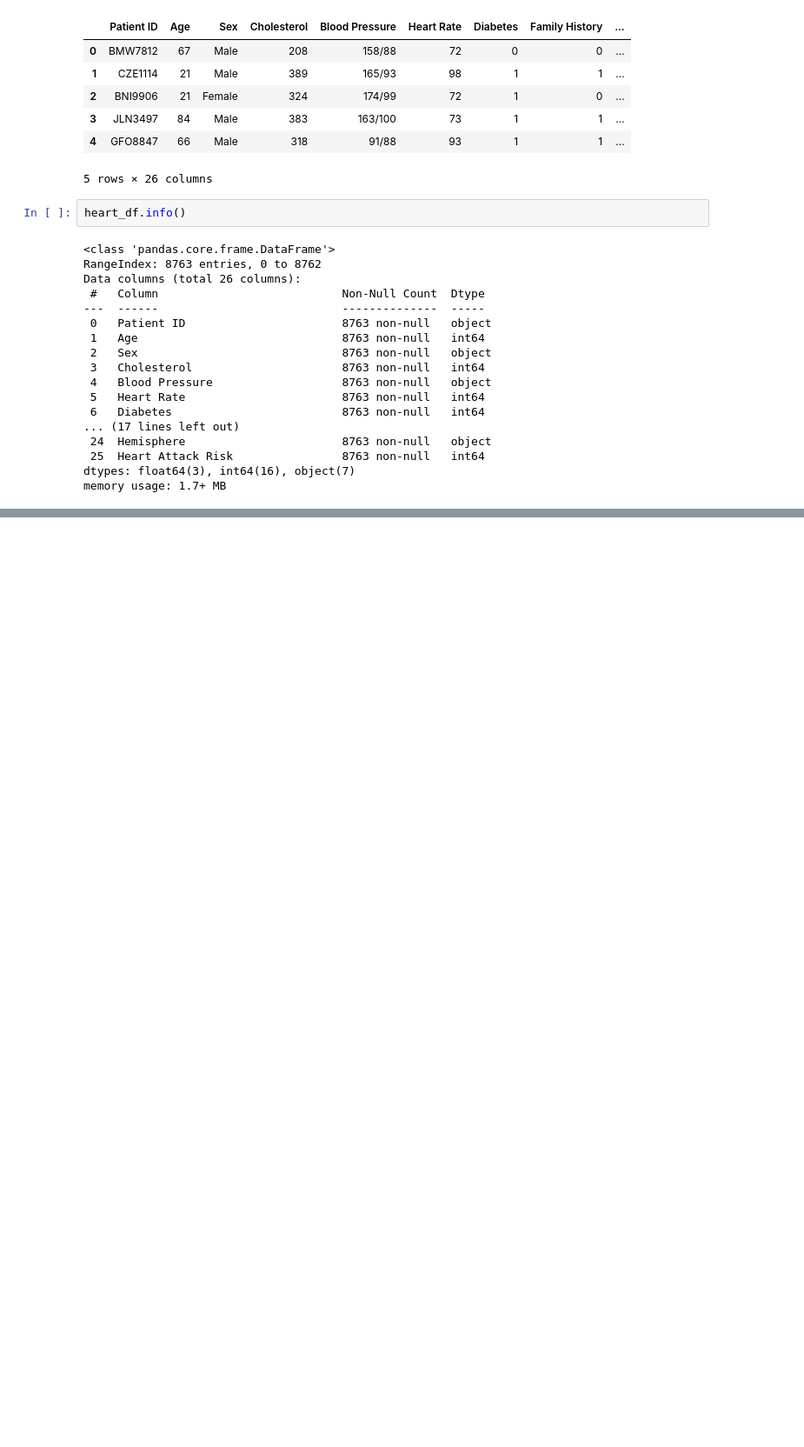
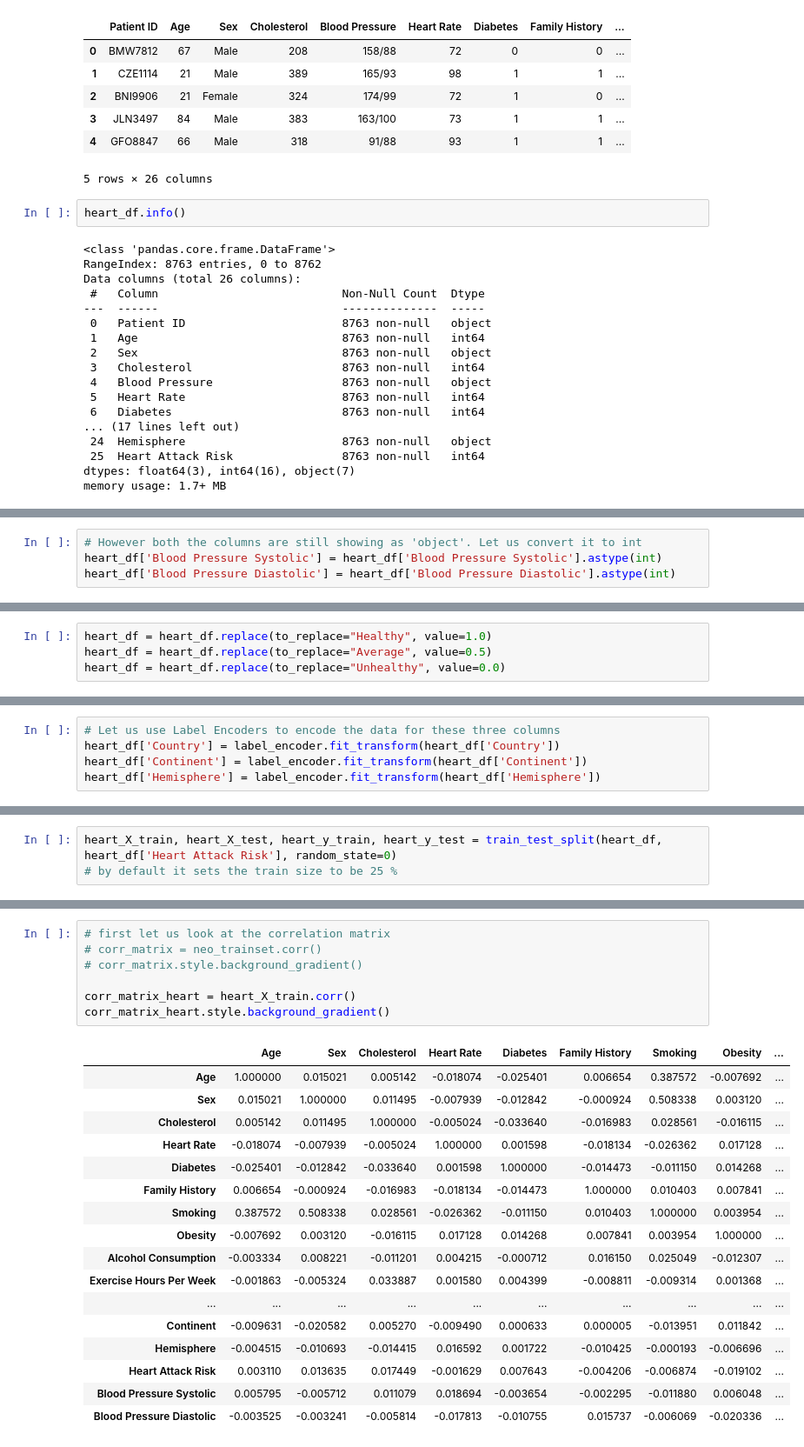
Before and after one commit to rkaushick-neu/info6105-data_science, a Jupyter notebook: Assignment2B/RishLK_Assignment2A_2B.ipynb, the cells around one changed output, grey strips where cells are left out. Shown at 87% size. Drawn from its saved outputs; the diff is of its cells as text; blank space fills up the shorter version.

```diff
--- a/Assignment2B/RishLK_Assignment2A_2B.ipynb
+++ b/Assignment2B/RishLK_Assignment2A_2B.ipynb
@@ -905,0 +1060,4 @@ plt.show()
+# %%
+# However both the columns are still showing as 'object'. Let us convert it to int
+heart_df['Blood Pressure Systolic'] = heart_df['Blood Pressure Systolic'].astype(int)
+heart_df['Blood Pressure Diastolic'] = heart_df['Blood Pressure Diastolic'].astype(int)
@@ -905,0 +1123,4 @@ plt.show()
+# %%
+heart_df = heart_df.replace(to_replace="Healthy", value=1.0)
+heart_df = heart_df.replace(to_replace="Average", value=0.5)
+heart_df = heart_df.replace(to_replace="Unhealthy", value=0.0)
@@ -905,0 +1195,5 @@ plt.show()
+# %%
+# Let us use Label Encoders to encode the data for these three columns
+heart_df['Country'] = label_encoder.fit_transform(heart_df['Country'])
+heart_df['Continent'] = label_encoder.fit_transform(heart_df['Continent'])
+heart_df['Hemisphere'] = label_encoder.fit_transform(heart_df['Hemisphere'])
@@ -905,0 +1224,3 @@ plt.show()
+# %%
+heart_X_train, heart_X_test, heart_y_train, heart_y_test = train_test_split(heart_df, heart_df['Heart Attack Risk'], random_state=0)
+# by default it sets the train size to be 25 %
@@ -905,0 +1247,25 @@ plt.show()
+# %%
+# first let us look at the correlation matrix
+# corr_matrix = neo_trainset.corr()
+# corr_matrix.style.background_gradient()
+
+corr_matrix_heart = heart_X_train.corr()
+corr_matrix_heart.style.background_gradient()
+# %% [output]
+|  | Age | Sex | Cholesterol | Heart Rate | Diabetes | Family History | Smoking | Obesity | ... |
+| Age | 1.000000 | 0.015021 | 0.005142 | -0.018074 | -0.025401 | 0.006654 | 0.387572 | -0.007692 | ... |
+| Sex | 0.015021 | 1.000000 | 0.011495 | -0.007939 | -0.012842 | -0.000924 | 0.508338 | 0.003120 | ... |
+| Cholesterol | 0.005142 | 0.011495 | 1.000000 | -0.005024 | -0.033640 | -0.016983 | 0.028561 | -0.016115 | ... |
+| Heart Rate | -0.018074 | -0.007939 | -0.005024 | 1.000000 | 0.001598 | -0.018134 | -0.026362 | 0.017128 | ... |
+| Diabetes | -0.025401 | -0.012842 | -0.033640 | 0.001598 | 1.000000 | -0.014473 | -0.011150 | 0.014268 | ... |
+| Family History | 0.006654 | -0.000924 | -0.016983 | -0.018134 | -0.014473 | 1.000000 | 0.010403 | 0.007841 | ... |
+| Smoking | 0.387572 | 0.508338 | 0.028561 | -0.026362 | -0.011150 | 0.010403 | 1.000000 | 0.003954 | ... |
+| Obesity | -0.007692 | 0.003120 | -0.016115 | 0.017128 | 0.014268 | 0.007841 | 0.003954 | 1.000000 | ... |
+| Alcohol Consumption | -0.003334 | 0.008221 | -0.011201 | 0.004215 | -0.000712 | 0.016150 | 0.025049 | -0.012307 | ... |
+| Exercise Hours Per Week | -0.001863 | -0.005324 | 0.033887 | 0.001580 | 0.004399 | -0.008811 | -0.009314 | 0.001368 | ... |
+| ... | ... | ... | ... | ... | ... | ... | ... | ... | ... |
+| Continent | -0.009631 | -0.020582 | 0.005270 | -0.009490 | 0.000633 | 0.000005 | -0.013951 | 0.011842 | ... |
+| Hemisphere | -0.004515 | -0.010693 | -0.014415 | 0.016592 | 0.001722 | -0.010425 | -0.000193 | -0.006696 | ... |
+| Heart Attack Risk | 0.003110 | 0.013635 | 0.017449 | -0.001629 | 0.007643 | -0.004206 | -0.006874 | -0.019102 | ... |
+| Blood Pressure Systolic | 0.005795 | -0.005712 | 0.011079 | 0.018694 | -0.003654 | -0.002295 | -0.011880 | 0.006048 | ... |
+| Blood Pressure Diastolic | -0.003525 | -0.003241 | -0.005814 | -0.017813 | -0.010755 | 0.015737 | -0.006069 | -0.020336 | ... |
```
Also changed, not shown: parts of 47 cells of this notebook.
